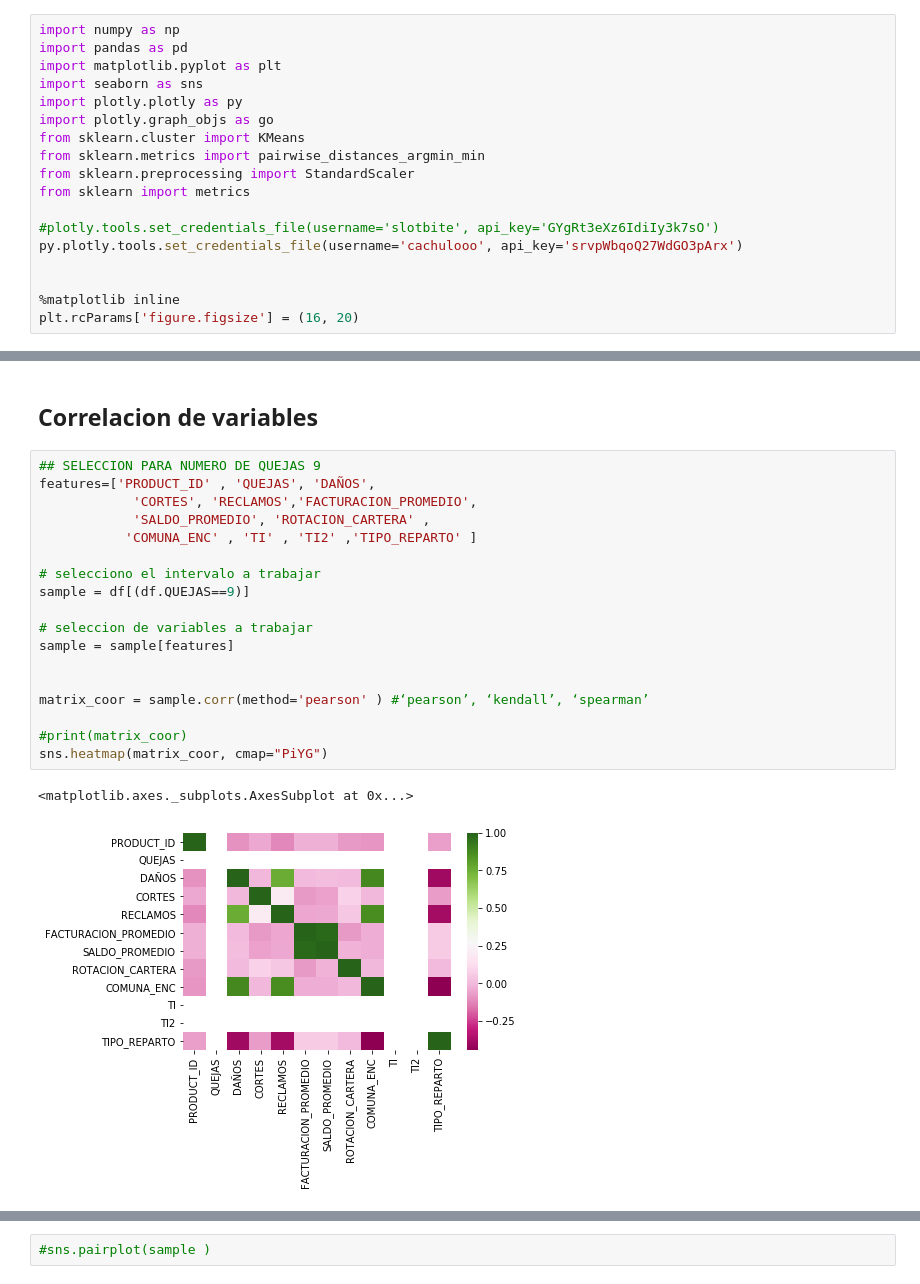
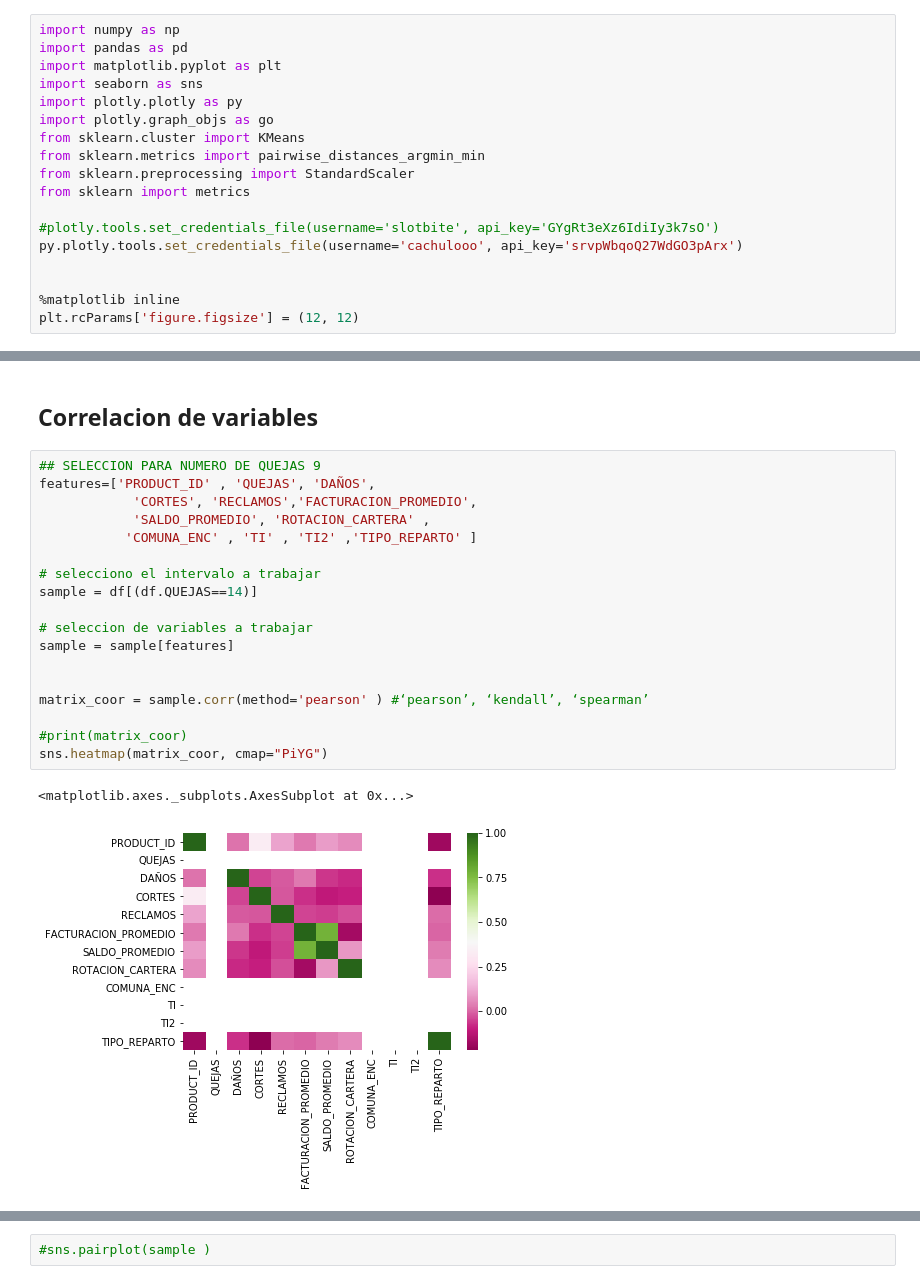
Before and after one commit to slotbite/Jupyter-Notebook, a Jupyter notebook: Modelos/Segmentacion de clientes/Coordenadas Paralelas hdbscan.ipynb, the cells around one changed output, grey strips where cells are left out. Cells and saved outputs as stored; diff of their text form.

```diff
--- a/Modelos/Segmentacion de clientes/Coordenadas Paralelas hdbscan.ipynb
+++ b/Modelos/Segmentacion de clientes/Coordenadas Paralelas hdbscan.ipynb
@@ -245,7 +248,7 @@ py.plotly.tools.set_credentials_file(username='cachulooo', api_key='srvpWbqoQ27W
 
 
 %matplotlib inline
-plt.rcParams['figure.figsize'] = (16, 20)
+plt.rcParams['figure.figsize'] = (12, 12)
 # %%
 # Cargando datos
 data = pd.read_csv("segmentacion_clientes.csv" , delimiter=";" , decimal="," , encoding='utf-8')
@@ -306,24 +309,24 @@ Index(['PRODUCT_ID', 'SUBSCRIPTION_ID', 'SUBSCRIBER_ID', 'COMUNA', 'TI', 'TI2',
 # %%
 ## SELECCION PARA NUMERO DE QUEJAS 9
 features=['PRODUCT_ID' , 'QUEJAS', 'DAÑOS',
             'CORTES', 'RECLAMOS','FACTURACION_PROMEDIO',
             'SALDO_PROMEDIO', 'ROTACION_CARTERA' ,
            'COMUNA_ENC' , 'TI' , 'TI2' ,'TIPO_REPARTO' ]
 
 # selecciono el intervalo a trabajar
-sample = df[(df.QUEJAS==9)]
+sample = df[(df.QUEJAS==14)]
 
 # seleccion de variables a trabajar
 sample = sample[features]
 
 
 matrix_coor = sample.corr(method='pearson' ) #‘pearson’, ‘kendall’, ‘spearman’
 
 #print(matrix_coor)
 sns.heatmap(matrix_coor, cmap="PiYG")
 # %% [output]
 <matplotlib.axes._subplots.AxesSubplot at 0x...>
-[figure, old version]
+[figure, new version]
 # %%
 sample.corr(method='pearson').style.format("{:.2}").background_gradient(cmap=plt.get_cmap('PiYG'), axis=1)
 # %% [output]
```
Also changed, not shown: parts of 45 cells of this notebook, 1 other file.
